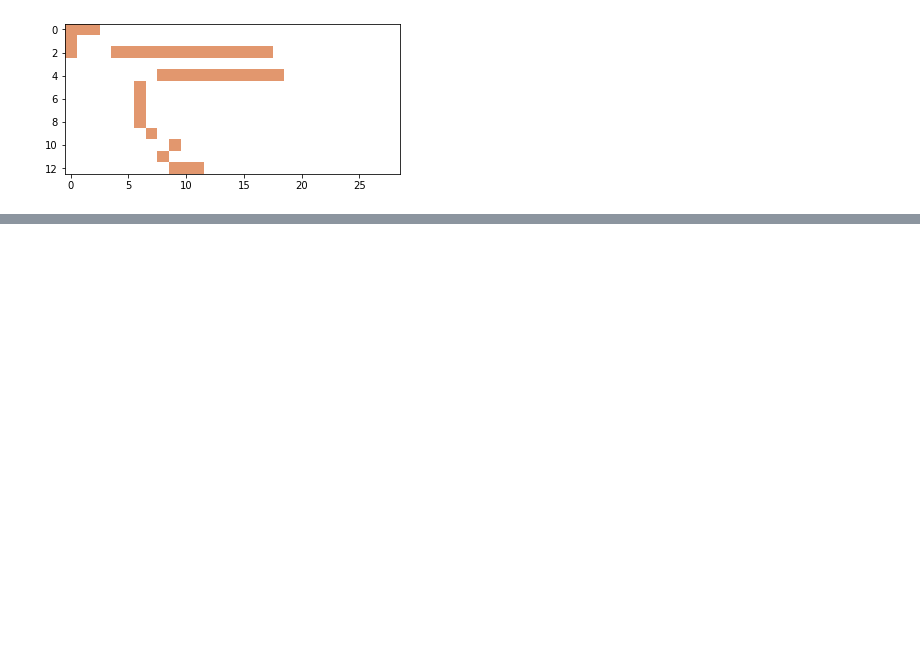
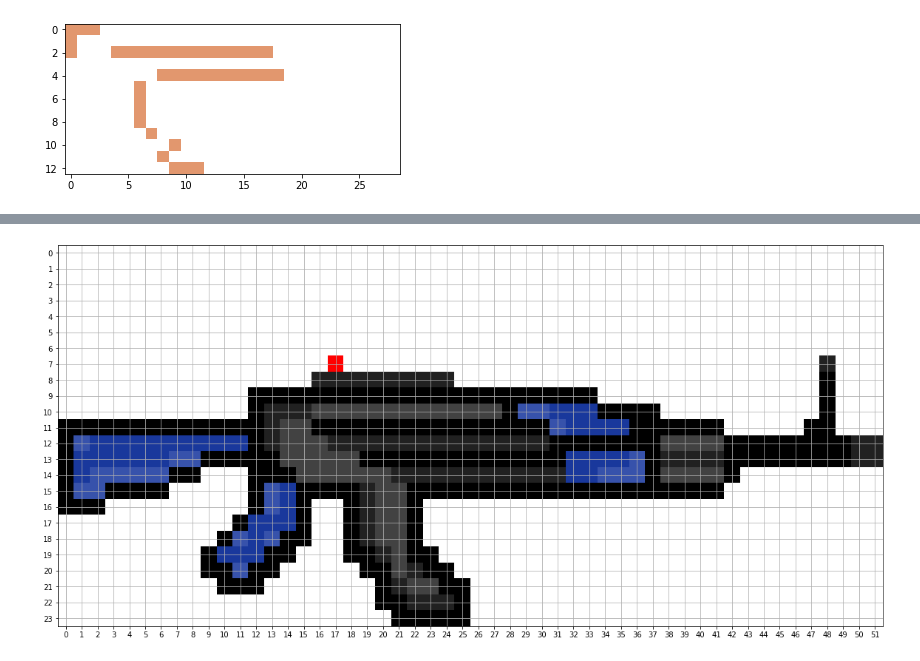
Before and after one commit to piotrostr/pixil-artillery, a Jupyter notebook: main.ipynb, the cells around one changed output, grey strips where cells are left out. Saved outputs shown, nothing was run; the diff lists cells and outputs as text; code cells hidden in the pictures; blank space fills up the shorter version.

Commit message:
add func for plotting px, get all px for ak47

```diff
--- a/main.ipynb
+++ b/main.ipynb
@@ -87,7 +76,7 @@ plt.imshow(skin)
 ak_skins = [cv2.imread(i, cv2.IMREAD_UNCHANGED)
             for i in glob('skins/Ak47/*.png')]
 # %%
-for skin in ak_skins:
+for skin in ak_skins[:1]:
     ak47 = cv2.imread('./weapons/Ak47.png', cv2.IMREAD_UNCHANGED)
     skin, ak47 = resize(skin, ak47, 'ak47')
     out = apply_skin(ak47, skin)
@@ -106,0 +90,4 @@ for skin in ak_skins:
+# %%
+show_px(ak47, [17, 7])
+# %% [output]
+[figure, added]
```
Also changed, not shown: parts of 4 cells of this notebook, 1 other file.
